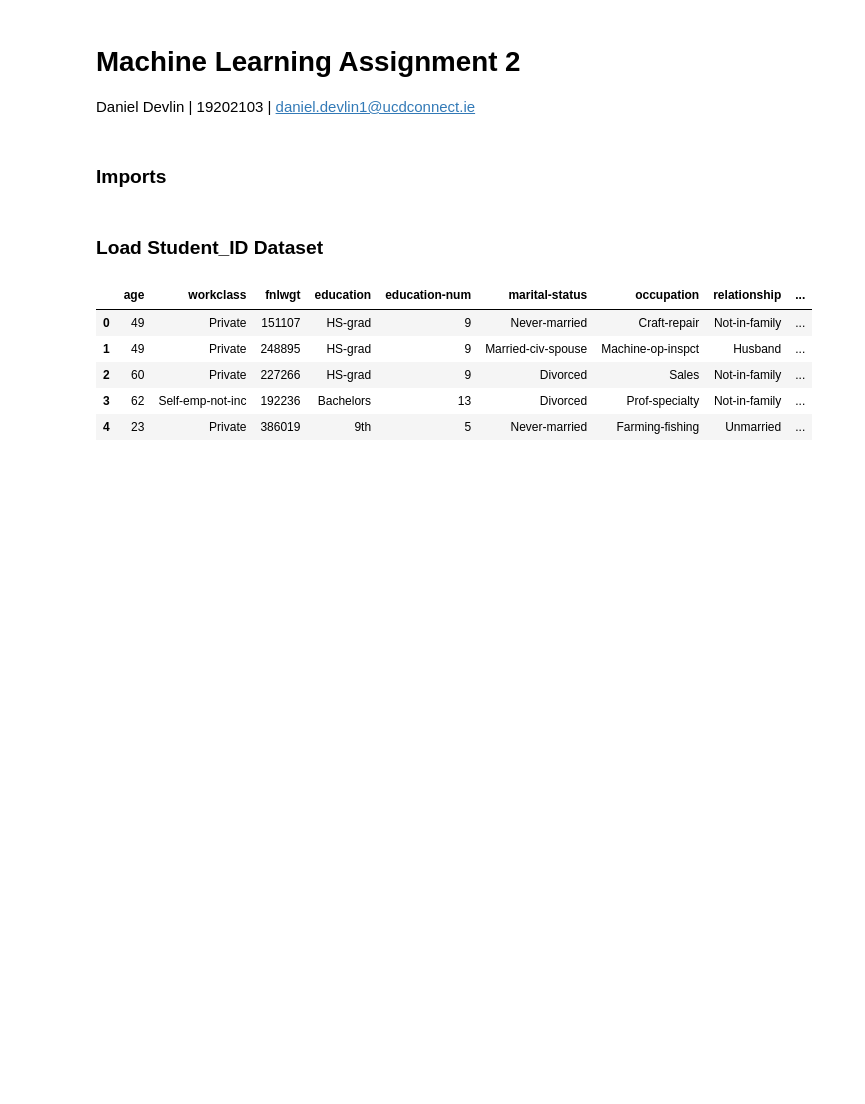
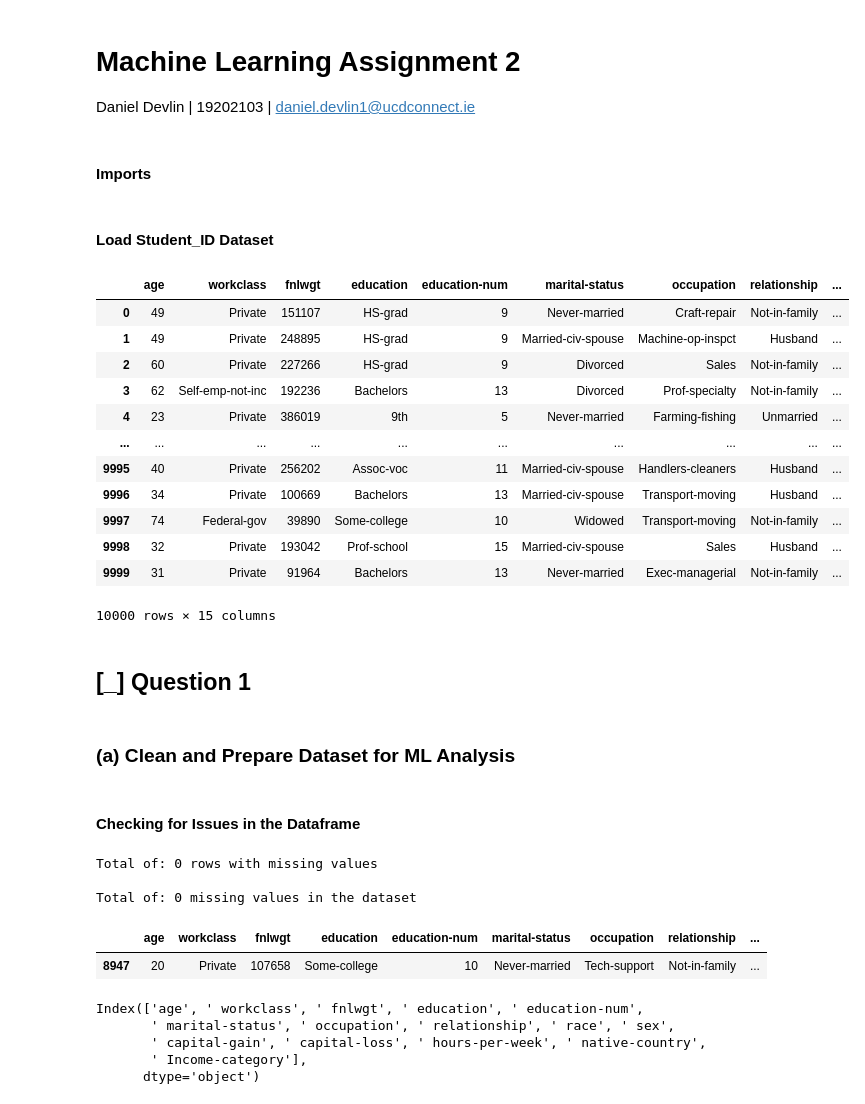
Before and after one commit to dandex200/COMP47490_Machine_Learning, a Jupyter notebook: Assignment_2/ML_A2.ipynb, the cells around one changed output. Cells and saved outputs as stored; diff of their text form; code cells hidden in the pictures; blank space fills up the shorter version.

```diff
--- a/Assignment_2/ML_A2.ipynb
+++ b/Assignment_2/ML_A2.ipynb
@@ -3,6 +3,6 @@
 
 Daniel Devlin | 19202103 | daniel.devlin1@ucdconnect.ie
 # %% [markdown]
-### Imports
+#### Imports
 # %%
 import pandas as pd
@@ -9,13 +10,51 @@ import pandas as pd
 # %% [markdown]
-### Load Student_ID Dataset
+#### Load Student_ID Dataset
 # %%
 census_dataset = 'census_19202103.csv'
 df_census = pd.read_csv(census_dataset)
-df_census.head()
+df_census
 # %% [output]
 |  | age | workclass | fnlwgt | education | education-num | marital-status | occupation | relationship | ... |
 | 0 | 49 | Private | 151107 | HS-grad | 9 | Never-married | Craft-repair | Not-in-family | ... |
 | 1 | 49 | Private | 248895 | HS-grad | 9 | Married-civ-spouse | Machine-op-inspct | Husband | ... |
 | 2 | 60 | Private | 227266 | HS-grad | 9 | Divorced | Sales | Not-in-family | ... |
 | 3 | 62 | Self-emp-not-inc | 192236 | Bachelors | 13 | Divorced | Prof-specialty | Not-in-family | ... |
 | 4 | 23 | Private | 386019 | 9th | 5 | Never-married | Farming-fishing | Unmarried | ... |
+| ... | ... | ... | ... | ... | ... | ... | ... | ... | ... |
+| 9995 | 40 | Private | 256202 | Assoc-voc | 11 | Married-civ-spouse | Handlers-cleaners | Husband | ... |
+| 9996 | 34 | Private | 100669 | Bachelors | 13 | Married-civ-spouse | Transport-moving | Husband | ... |
+| 9997 | 74 | Federal-gov | 39890 | Some-college | 10 | Widowed | Transport-moving | Not-in-family | ... |
+| 9998 | 32 | Private | 193042 | Prof-school | 15 | Married-civ-spouse | Sales | Husband | ... |
+| 9999 | 31 | Private | 91964 | Bachelors | 13 | Never-married | Exec-managerial | Not-in-family | ... |
+10000 rows × 15 columns
+# %% [markdown]
+## [_] Question 1
+# %% [markdown]
+### (a) Clean and Prepare Dataset for ML Analysis
+# %% [markdown]
+#### Checking for Issues in the Dataframe
+# %%
+# Check for Missing Values
+missing = df_census.isnull().sum(axis=1)
+rows_with_missing_values = (missing > 0).sum()
+print("Total of: %d rows with missing values" % (rows_with_missing_values))
+print("\nTotal of: %d missing values in the dataset" % (missing.sum()))
+# %% [output]
+Total of: 0 rows with missing values
+
+Total of: 0 missing values in the dataset
+# %%
+# Checking For Duplicates
+df_census[df_census.duplicated()]
+# %% [output]
+|  | age | workclass | fnlwgt | education | education-num | marital-status | occupation | relationship | ... |
+| 8947 | 20 | Private | 107658 | Some-college | 10 | Never-married | Tech-support | Not-in-family | ... |
+# %%
+# Checking Column Titles for Whitespace
+df_census.columns
+# %% [output]
+Index(['age', ' workclass', ' fnlwgt', ' education', ' education-num',
+       ' marital-status', ' occupation', ' relationship', ' race', ' sex',
+       ' capital-gain', ' capital-loss', ' hours-per-week', ' native-country',
+       ' Income-category'],
+      dtype='object')
```
Also changed, not shown: parts of 27 cells of this notebook.
